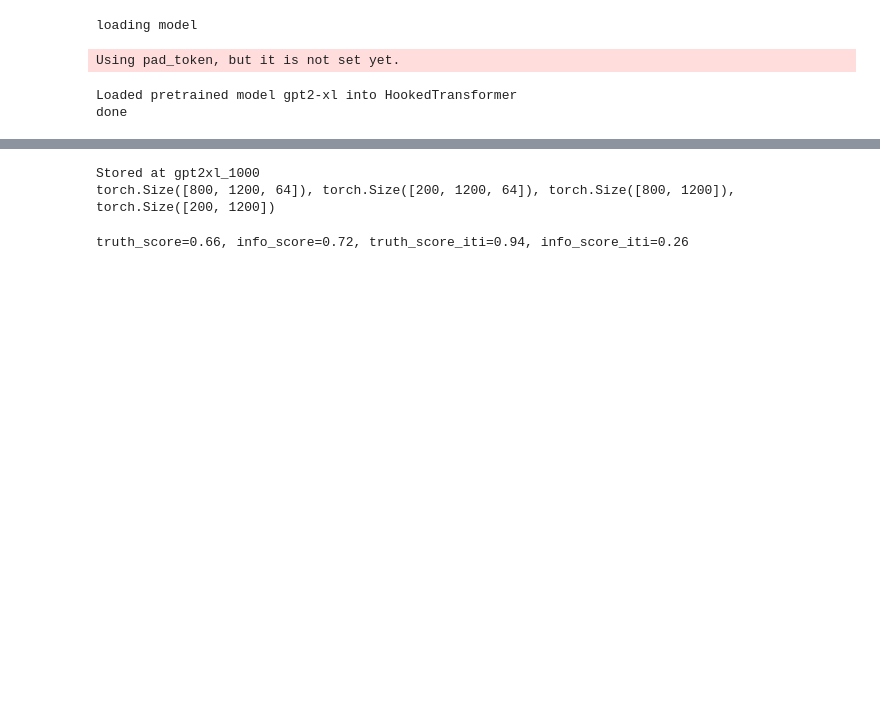
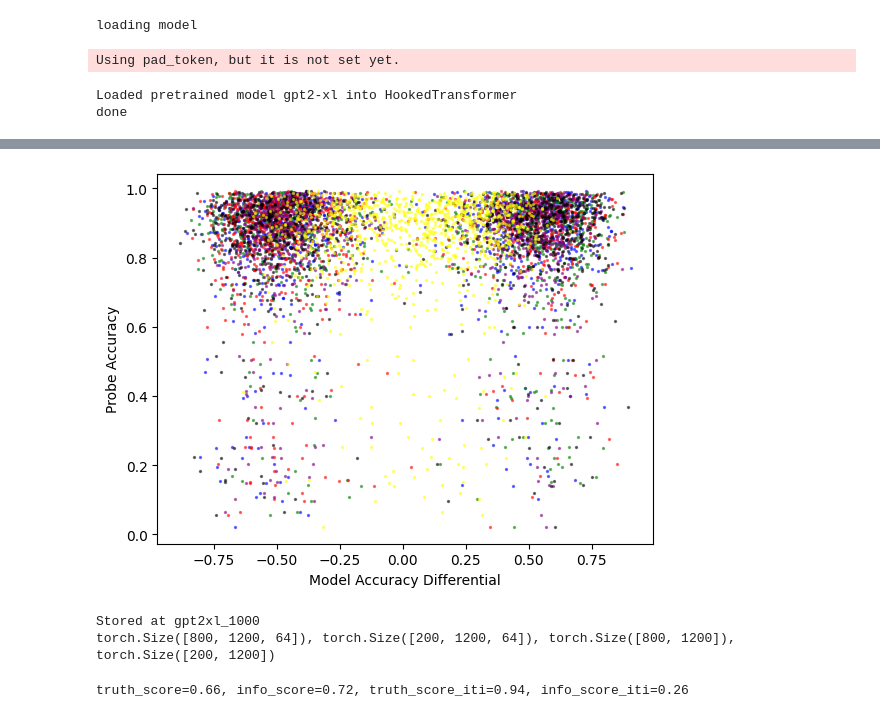
Before and after one commit to magikarp01/iti_capstone, a Jupyter notebook: generalization.ipynb, the cells around one changed output, grey strips where cells are left out. Drawn from its saved outputs; the diff is of its cells as text; code cells hidden in the pictures; blank space fills up the shorter version.

```diff
--- a/generalization.ipynb
+++ b/generalization.ipynb
@@ -109,3 +338,26 @@ KeyboardInterrupt:
+# %%
+colors = {"MS": 'b', "Elem": 'g', "MisCons": 'r', "Kinder": 'purple', "HS": 'black', "BoolQ": 'yellow'}
+for name in tqdm(datanames):
+
+    positive_sum, negative_sum = tot_logit_diff(acts[name], use_probs=True)
+    model_acc_diffs = (positive_sum - negative_sum)
+
+    X_test = acts["MS"].stored_acts["resid_post"]
+    label = torch.tensor(acts["MS"].dataset.all_labels)[acts["MS"].indices]
+    # print(label.shape)
+    # print(X_test.shape)
+    probe_accs = torch.tensor(get_data_probe_accs(acts["MS"], X_test, label, "resid_post"))
+    # print(probe_accs.shape)
+    # probe_accs.append(sum(probe_acc)/len(probe_acc))
+
+    plt.scatter(model_acc_diffs, probe_accs.mean(dim=0), color=colors[name], label=name, alpha=.5, s=2)
+
+    # break
+plt.xlabel("Model Accuracy Differential")
+plt.ylabel("Probe Accuracy")
+plt.show()
+# %% [output]
+[figure, added]
 # %%
 from utils.gpt_judge import get_iti_scores
 plots = []
```
Also changed, not shown: parts of 11 cells of this notebook, 2 other files.
